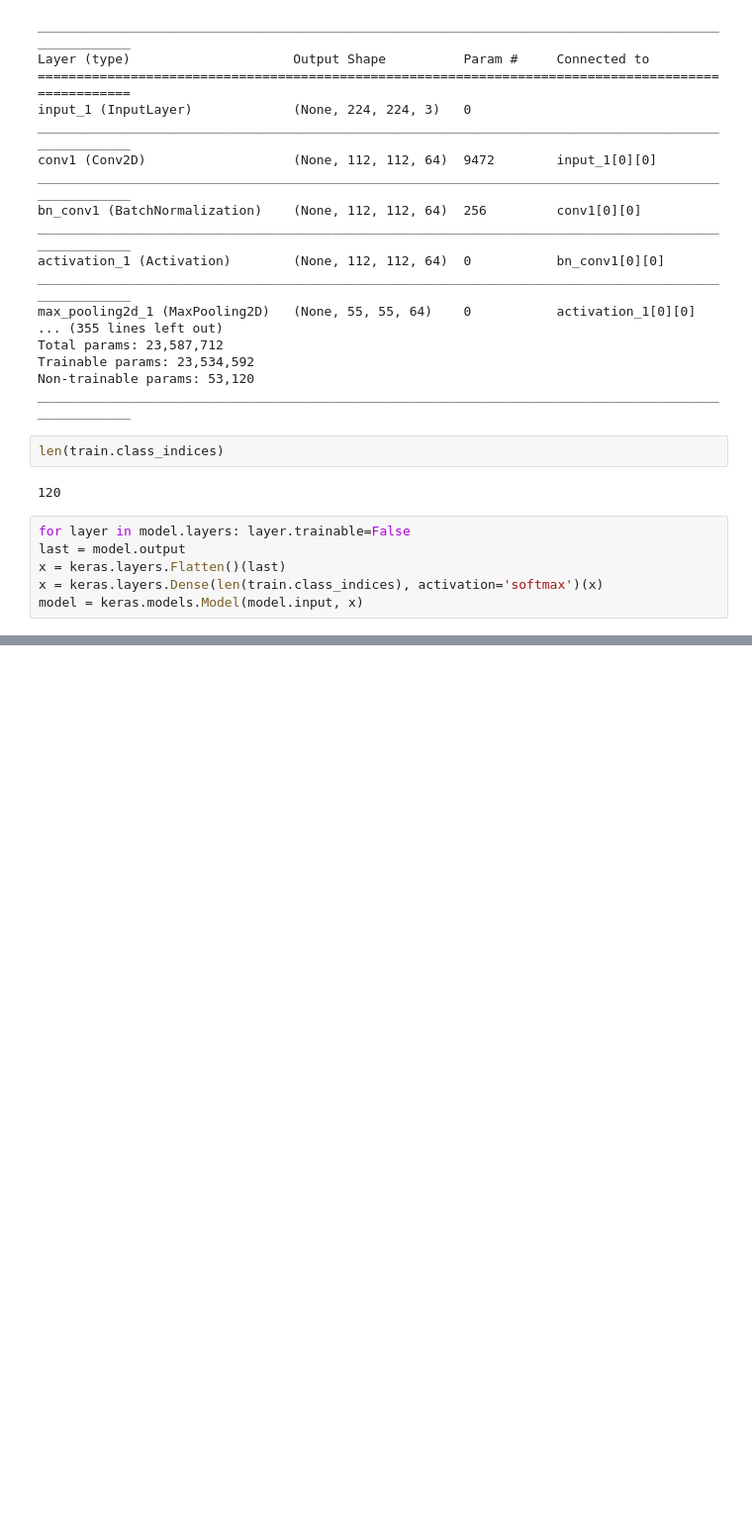
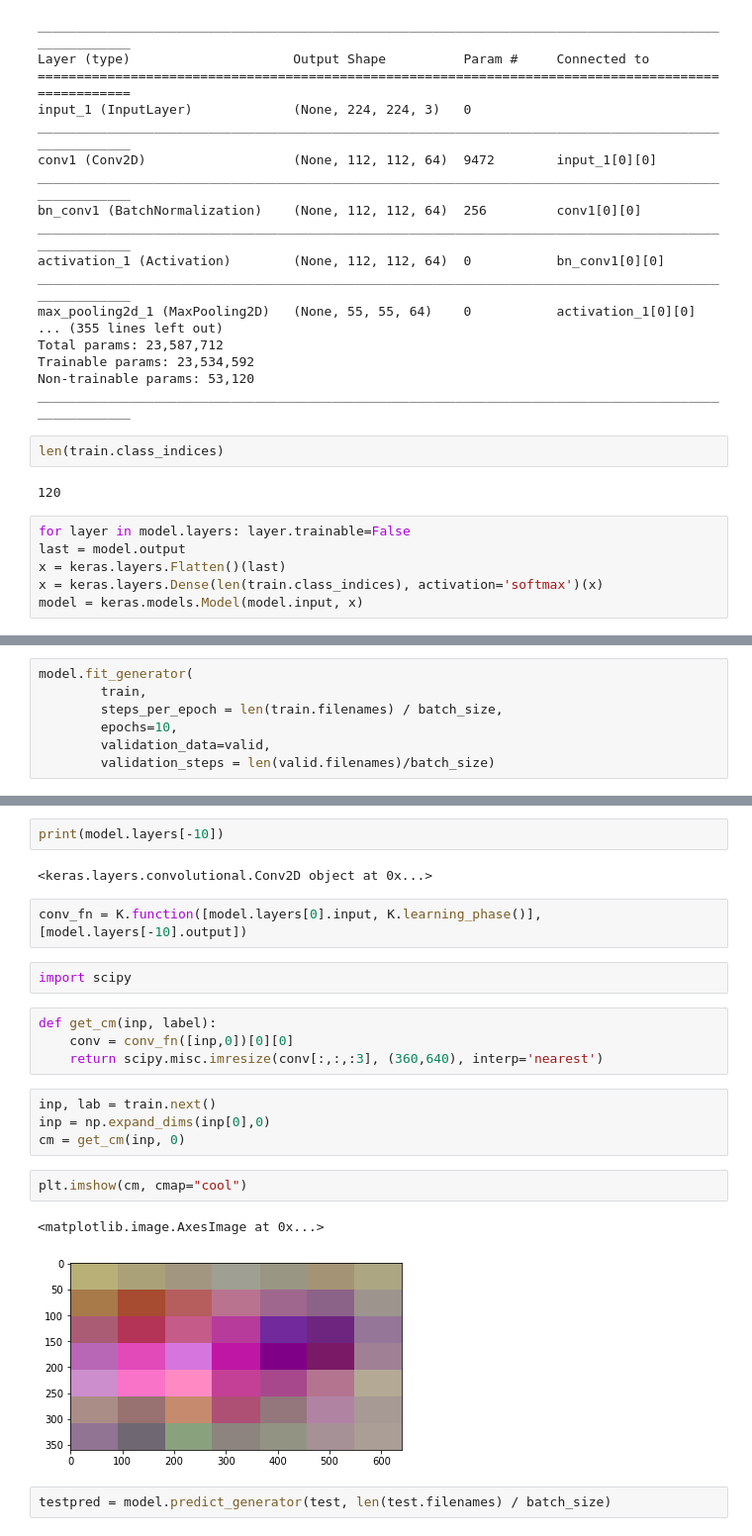
Before and after one commit to pfulop/resnetMyTensor, a Jupyter notebook: Lab5.ipynb, the cells around one changed output, grey strips where cells are left out. Shown: that part at 99% size. Cells and saved outputs as stored; diff of their text form; blank space fills up the shorter version.

```diff
--- a/Lab5.ipynb
+++ b/Lab5.ipynb
@@ -66,0 +449,7 @@ Epoch 1/1
+# %%
+model.fit_generator(
+        train,
+        steps_per_epoch = len(train.filenames) / batch_size,
+        epochs=10,
+        validation_data=valid,
+        validation_steps = len(valid.filenames)/batch_size)
@@ -66,0 +482,23 @@ Epoch 1/1
+# %%
+print(model.layers[-10])
+# %% [output]
+<keras.layers.convolutional.Conv2D object at 0x...>
+# %%
+conv_fn = K.function([model.layers[0].input, K.learning_phase()], [model.layers[-10].output])
+# %%
+import scipy
+# %%
+def get_cm(inp, label):
+    conv = conv_fn([inp,0])[0][0]
+    return scipy.misc.imresize(conv[:,:,:3], (360,640), interp='nearest')
+# %%
+inp, lab = train.next()
+inp = np.expand_dims(inp[0],0)
+cm = get_cm(inp, 0)
+# %%
+plt.imshow(cm, cmap="cool")
+# %% [output]
+<matplotlib.image.AxesImage at 0x...>
+[figure, added]
+# %%
+testpred = model.predict_generator(test, len(test.filenames) / batch_size)
```
Also changed, not shown: parts of 64 cells of this notebook, 1 other file.
